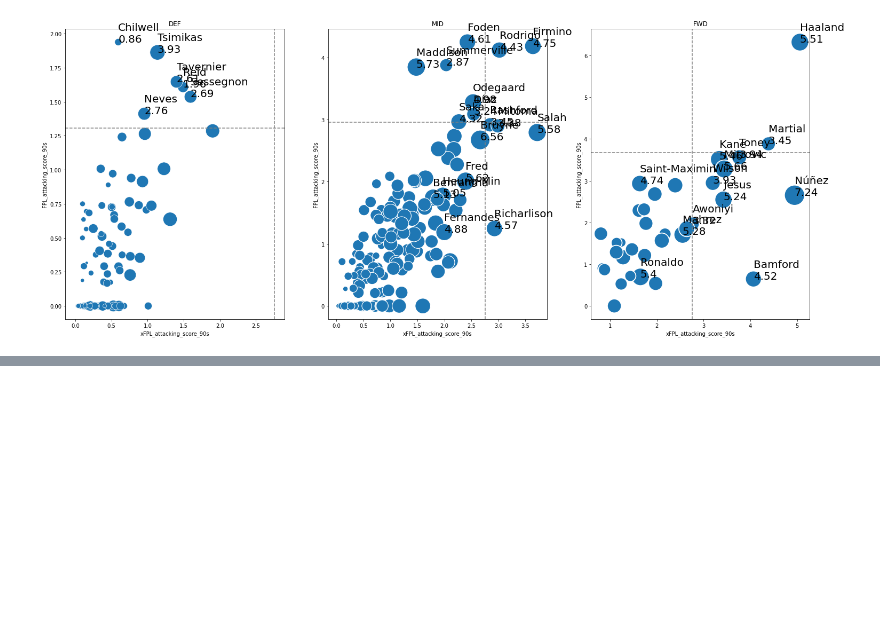
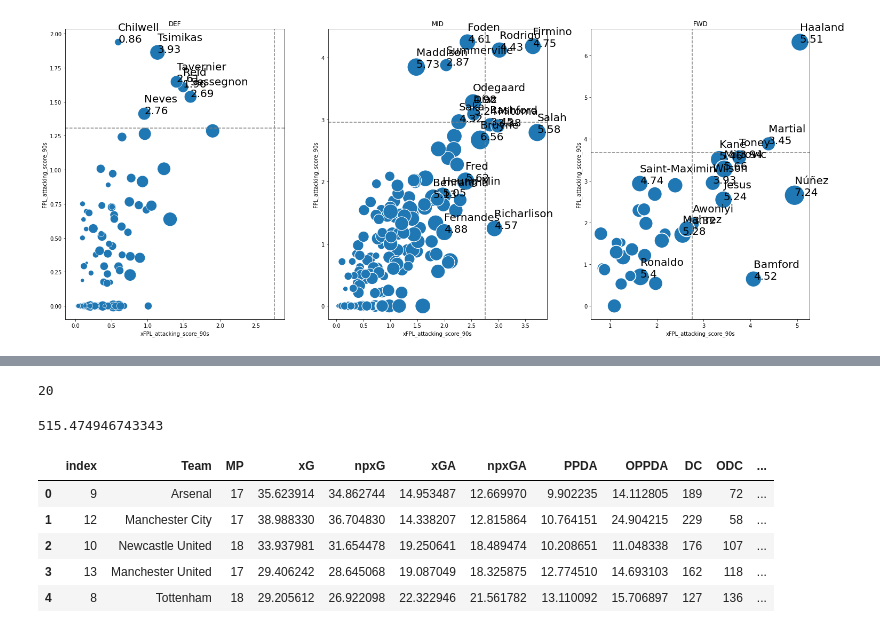
Before and after one commit to debangshu16/Football-Analysis, a Jupyter notebook: players_analysis.ipynb, the cells around one changed output, grey strips where cells are left out. Saved outputs shown, nothing was run; the diff lists cells and outputs as text; code cells hidden in the pictures; blank space fills up the shorter version.

```diff
--- a/players_analysis.ipynb
+++ b/players_analysis.ipynb
@@ -286,0 +299,4 @@ FWD Patrick Bamford 4.0655908024197 0.6459330143540669 4.521531100478469
+# %%
+len(teams)
+# %% [output]
+20
@@ -286,0 +313,4 @@ FWD Patrick Bamford 4.0655908024197 0.6459330143540669 4.521531100478469
+# %%
+data['xG'].sum()
+# %% [output]
+515.474946743343
@@ -286,0 +342,10 @@ FWD Patrick Bamford 4.0655908024197 0.6459330143540669 4.521531100478469
+# %%
+teams_data = pd.read_csv('teams_data_stats.csv')
+teams_data.head()
+# %% [output]
+|  | index | Team | MP | xG | npxG | xGA | npxGA | PPDA | OPPDA | DC | ODC | ... |
+| 0 | 9 | Arsenal | 17 | 35.623914 | 34.862744 | 14.953487 | 12.669970 | 9.902235 | 14.112805 | 189 | 72 | ... |
+| 1 | 12 | Manchester City | 17 | 38.988330 | 36.704830 | 14.338207 | 12.815864 | 10.764151 | 24.904215 | 229 | 58 | ... |
+| 2 | 10 | Newcastle United | 18 | 33.937981 | 31.654478 | 19.250641 | 18.489474 | 10.208651 | 11.048338 | 176 | 107 | ... |
+| 3 | 13 | Manchester United | 17 | 29.406242 | 28.645068 | 19.087049 | 18.325875 | 12.774510 | 14.693103 | 162 | 118 | ... |
+| 4 | 8 | Tottenham | 18 | 29.205612 | 26.922098 | 22.322946 | 21.561782 | 13.110092 | 15.706897 | 127 | 136 | ... |
```
Also changed, not shown: parts of 8 cells of this notebook.
